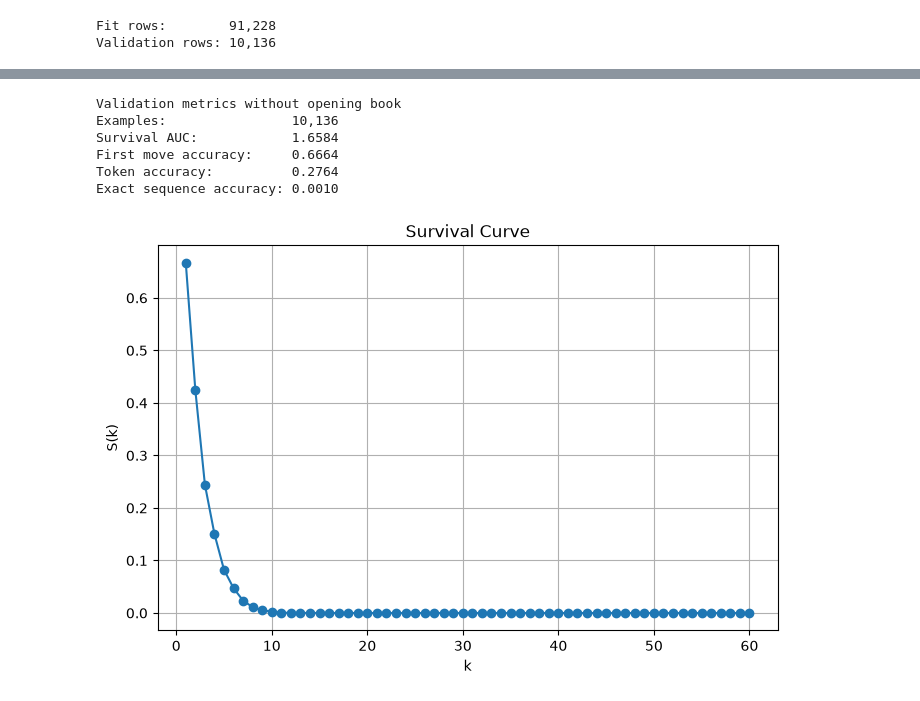
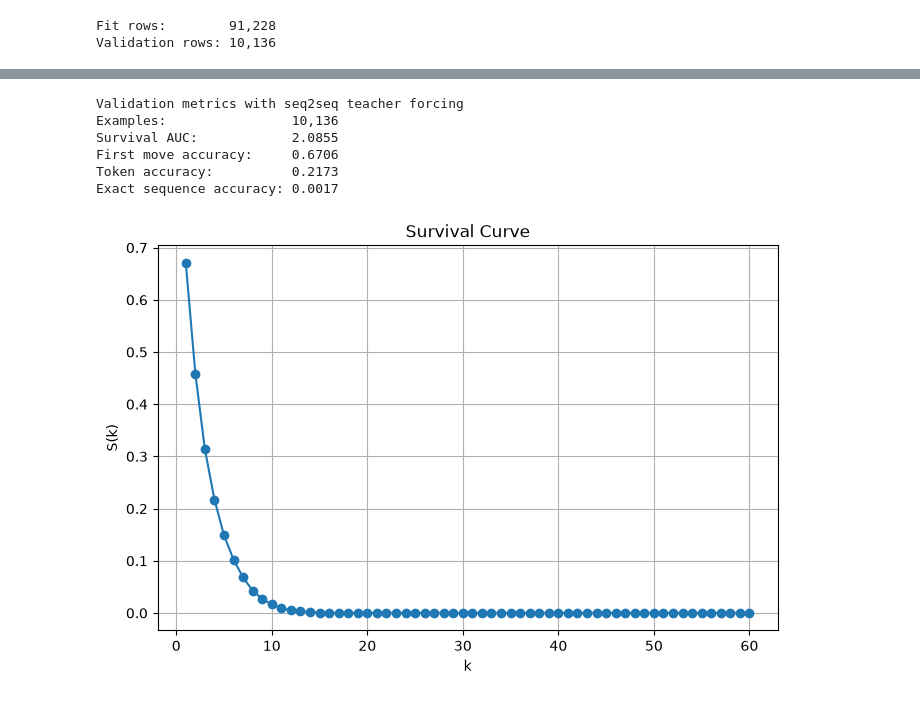
Before and after one commit to Forla03/Deep-Learning-Project---July-2026, a Jupyter notebook: Deep_Learning_Project_July_Forlani_Francesco.ipynb, the cells around one changed output, grey strips where cells are left out. Saved outputs shown, nothing was run; the diff lists cells and outputs as text; code cells hidden in the pictures.

Commit message:
best  version

```diff
--- a/Deep_Learning_Project_July_Forlani_Francesco.ipynb
+++ b/Deep_Learning_Project_July_Forlani_Francesco.ipynb
@@ -32,7 +31,7 @@ TensorFlow: 2.21.0
 class Config:
     TRAIN_CSV_PATH: str = "data/white_to_black_train.csv"
     TEST_CSV_PATH: str = "data/white_to_black_test.csv"
-    ARTIFACT_DIR: str = "artifacts"
+    ARTIFACT_DIR: str = "artifacts_seq2seq_teacher_forcing"
 
     TRAIN_GDRIVE_ID: str = "1aQF9QQO0GgNLgv13bf5BfExaVij2OowX"
     TEST_GDRIVE_ID: str = "1z6ik6MyTjZLVvdsCKTFAgsL6uiSbeKs6"
@@ -55,9 +54,9 @@ class Config:
 
     SEED: int = 42
 
-    BEST_WEIGHTS_NAME: str = "white_to_black_bigru_best.weights.h5"
-    FINAL_WEIGHTS_NAME: str = "white_to_black_bigru_final.weights.h5"
-    METADATA_NAME: str = "white_to_black_metadata.json"
+    BEST_WEIGHTS_NAME: str = "white_to_black_seq2seq_best.weights.h5"
+    FINAL_WEIGHTS_NAME: str = "white_to_black_seq2seq_final.weights.h5"
+    METADATA_NAME: str = "white_to_black_seq2seq_metadata.json"
 
 
 CFG = Config()
@@ -308,6 +307,13 @@ def adapt_vectorizers(
 
 
 white_vectorizer, black_vectorizer = adapt_vectorizers(train_df, CFG)
+
+black_vocabulary = black_vectorizer.get_vocabulary()
+BLACK_VOCAB_SIZE_EFF = len(black_vocabulary)
+START_ID = BLACK_VOCAB_SIZE_EFF
+
+print("Effective black vocabulary size:", BLACK_VOCAB_SIZE_EFF)
+print("START_ID:", START_ID)
 # %% [output]
 White vocabulary size: 4,363
 Black vocabulary size: 5,115
@@ -727,9 +957,11 @@ def batched_ranges(
 def evaluate_survival_auc(
     dataframe: pd.DataFrame,
     model: keras.Model,
+    encoder_model: keras.Model,
     white_vectorizer: keras.layers.TextVectorization,
     black_vocabulary: list[str],
     cfg: Config,
+    start_id: int,
     max_examples: int | None = None,
 ) -> dict[str, Any]:
     eval_df = dataframe if max_examples is None else dataframe.head(max_examples)
@@ -750,10 +982,12 @@ def evaluate_survival_auc(
 
         predictions = predict_black_moves_batch(
             model=model,
+            encoder_model=encoder_model,
             white_texts=batch["white"].tolist(),
             white_vectorizer=white_vectorizer,
             black_vocabulary=black_vocabulary,
             cfg=cfg,
+            start_id=start_id,
         )
 
         for true_text, predicted_tokens in zip(
@@ -844,27 +1078,29 @@ def plot_survival_curve(metrics: dict[str, Any]) -> None:
     plt.grid(True)
     plt.show()
 # %%
-# BASELINE VALIDATION
+# FINAL VALIDATION
 
-print("Validation metrics without opening book")
+print("Validation metrics with seq2seq teacher forcing")
 
 val_metrics = evaluate_survival_auc(
     dataframe=val_df,
     model=model,
+    encoder_model=encoder_model,
     white_vectorizer=white_vectorizer,
     black_vocabulary=black_vocabulary,
     cfg=CFG,
+    start_id=START_ID,
     max_examples=None,
 )
 
 print_metrics(val_metrics)
 plot_survival_curve(val_metrics)
 # %% [output]
-Validation metrics without opening book
+Validation metrics with seq2seq teacher forcing
 Examples:                10,136
-Survival AUC:            1.6584
-First move accuracy:     0.6664
-Token accuracy:          0.2764
-Exact sequence accuracy: 0.0010
+Survival AUC:            2.0855
+First move accuracy:     0.6706
+Token accuracy:          0.2173
+Exact sequence accuracy: 0.0017
-[figure, old version]
+[figure, new version]
 # %%
```
Also changed, not shown: parts of 12 cells of this notebook.
